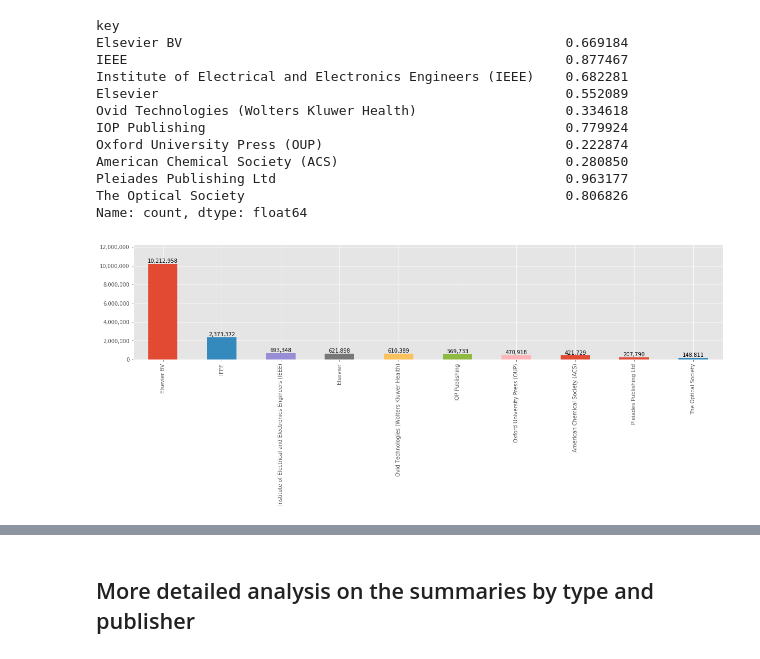
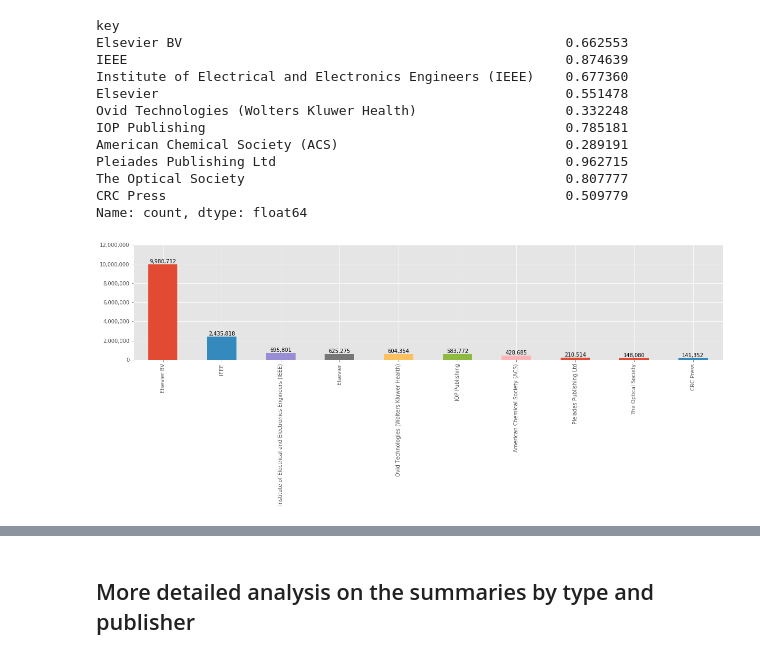
Before and after one commit to elifesciences/datacapsule-crossref, a Jupyter notebook: notebooks/citation-stats.ipynb, the cells around one changed output, grey strips where cells are left out. Cells and saved outputs as stored; diff of their text form; code cells hidden in the pictures.

```diff
--- a/notebooks/citation-stats.ipynb
+++ b/notebooks/citation-stats.ipynb
@@ -206,31 +167,31 @@ show_counts(df_reference_year_stat['count'].head(150), figsize=(20, 4))
 # %%
 df_temp = (
-    df_reference_stat[df_reference_stat['type'] == 'non_oa_ref-publisher']
+    df_reference_stat[df_reference_stat['type'] == 'non_oa_ref_publisher']
     .drop('type', axis=1)
     .set_index('key')
 )
 
 df_temp_total = (
     df_reference_stat[df_reference_stat['type'] == 'total_publisher']
     .drop('type', axis=1)
     .set_index('key')
 )
 # print(df_temp_total.head())
 print((df_temp['count'].head(10) / df_temp_total['count']).dropna())
 show_counts(df_temp['count'].head(10), figsize=(20, 4))
 # %% [output]
 key
-Elsevier BV                                                 0.669184
-IEEE                                                        0.877467
-Institute of Electrical and Electronics Engineers (IEEE)    0.682281
-Elsevier                                                    0.552089
-Ovid Technologies (Wolters Kluwer Health)                   0.334618
-IOP Publishing                                              0.779924
-Oxford University Press (OUP)                               0.222874
-American Chemical Society (ACS)                             0.280850
-Pleiades Publishing Ltd                                     0.963177
-The Optical Society                                         0.806826
+Elsevier BV                                                 0.662553
+IEEE                                                        0.874639
+Institute of Electrical and Electronics Engineers (IEEE)    0.677360
+Elsevier                                                    0.551478
+Ovid Technologies (Wolters Kluwer Health)                   0.332248
+IOP Publishing                                              0.785181
+American Chemical Society (ACS)                             0.289191
+Pleiades Publishing Ltd                                     0.962715
+The Optical Society                                         0.807777
+CRC Press                                                   0.509779
 Name: count, dtype: float64
-[figure, old version]
+[figure, new version]
 # %%
 df_temp = (
```
Also changed, not shown: parts of 29 cells of this notebook, 1 other file.
